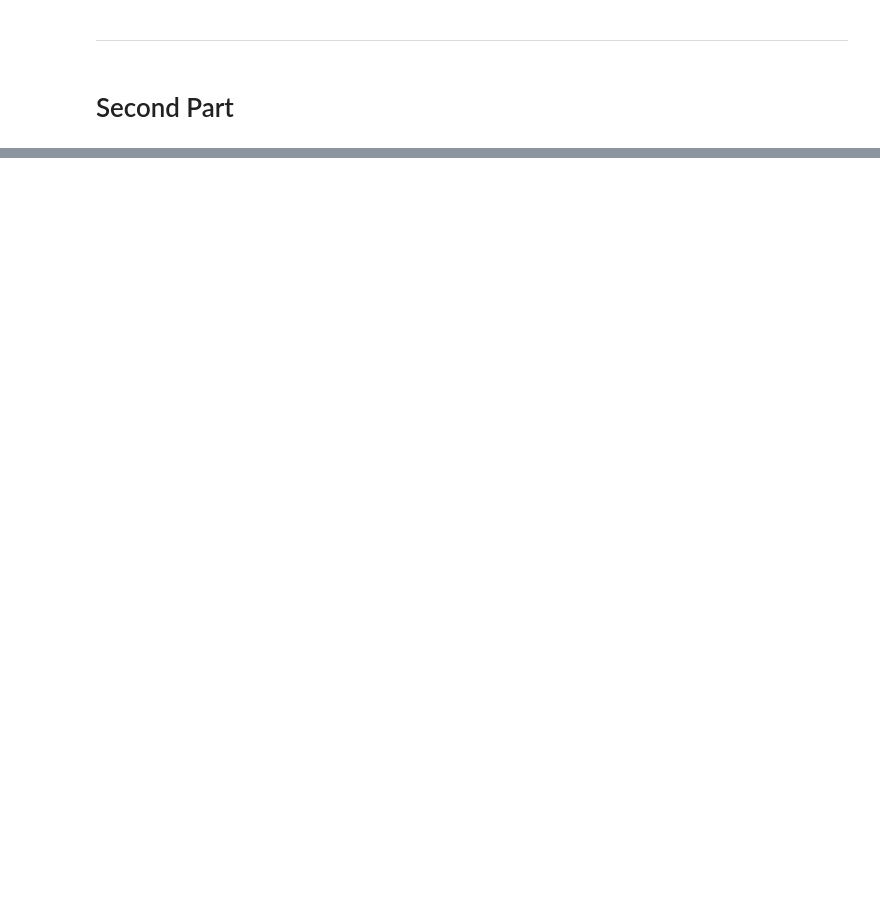
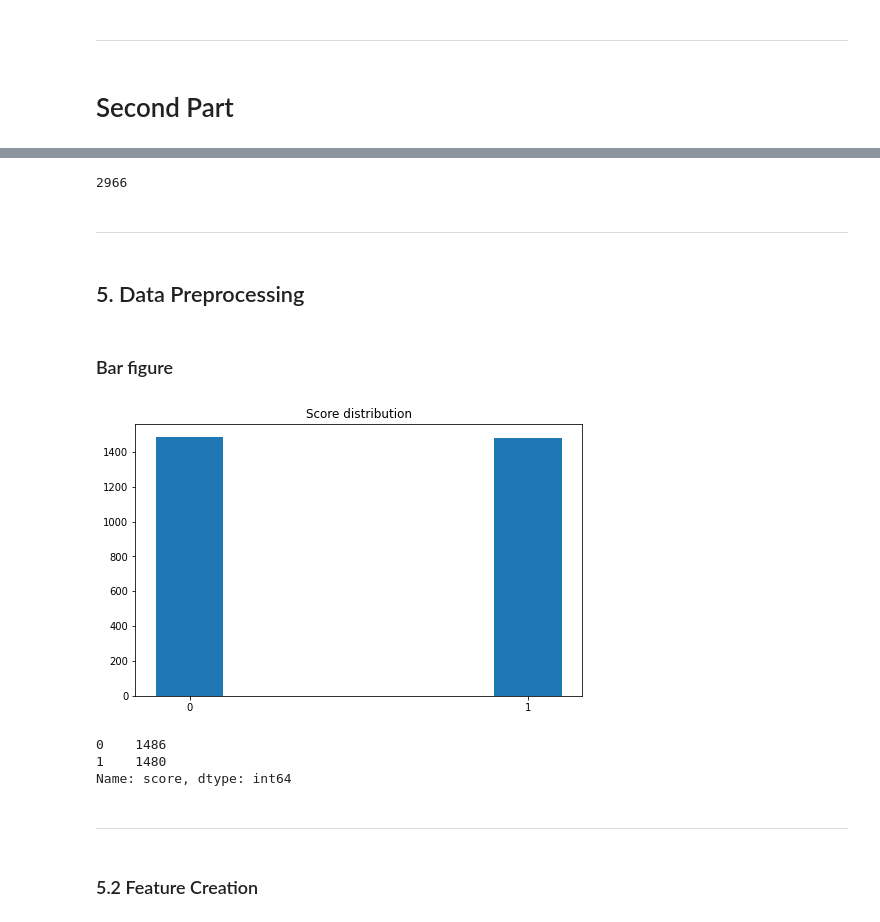
Before and after one commit to kylekylehaha/DM2021-Lab1-Homework, a Jupyter notebook: DM2021-Lab1-Homework.ipynb, the cells around one changed output, grey strips where cells are left out. Drawn from its saved outputs; the diff is of its cells as text; code cells hidden in the pictures; blank space fills up the shorter version.

```diff
--- a/DM2021-Lab1-Homework.ipynb
+++ b/DM2021-Lab1-Homework.ipynb
@@ -501,0 +505,32 @@ X[0:9]
+# %%
+file_path1 = 'sentiment labelled sentences/amazon_cells_labelled.txt'
+file_path2 = 'sentiment labelled sentences/imdb_labelled.txt'
+file_path3 = 'sentiment labelled sentences/yelp_labelled.txt'
+
+columns = ['text', 'score']
+df = pd.DataFrame(columns = columns)
+index = 0
+
+with open(file_path1, 'r', encoding='utf8') as f:
+    for line in f.readlines():
+        # format: sentence \t score \n
+        line = line.strip('\n').split('\t') # line[0]: text ; line[1]: score
+
+        df.loc[index] = [line[0], line[1]]
+        index += 1
+
+with open(file_path2, 'r', encoding='utf8') as f:
+    for line in f.readlines():
+        # format: sentence \t score \n
+        line = line.strip('\n').split('\t') # line[0]: text ; line[1]: score
+
+        df.loc[index] = [line[0], line[1]]
+        index += 1
+
+with open(file_path3, 'r', encoding='utf8') as f:
+    for line in f.readlines():
+        # format: sentence \t score \n
+        line = line.strip('\n').split('\t') # line[0]: text ; line[1]: score
+
+        df.loc[index] = [line[0], line[1]]
+        index += 1
@@ -501,0 +592,31 @@ X[0:9]
+# %%
+df.drop_duplicates(keep=False, inplace=True) # inplace applies changes directly on our dataframe
+# %%
+len(df)
+# %% [output]
+2966
+# %% [markdown]
+---
+# %% [markdown]
+## 5. Data Preprocessing
+# %% [markdown]
+### Bar figure
+# %%
+categories = ['0', '1']
+plt.figure(figsize=(8,5))
+plt.title("Score distribution")
+plt.bar(categories, df.score.value_counts(), align='center', width=0.2)
+
+plt.show()
+# %% [output]
+[figure, added]
+# %%
+df.score.value_counts()
+# %% [output]
+0    1486
+1    1480
+Name: score, dtype: int64
+# %% [markdown]
+---
+# %% [markdown]
+### 5.2 Feature Creation
```
Also changed, not shown: parts of 40 cells of this notebook.
